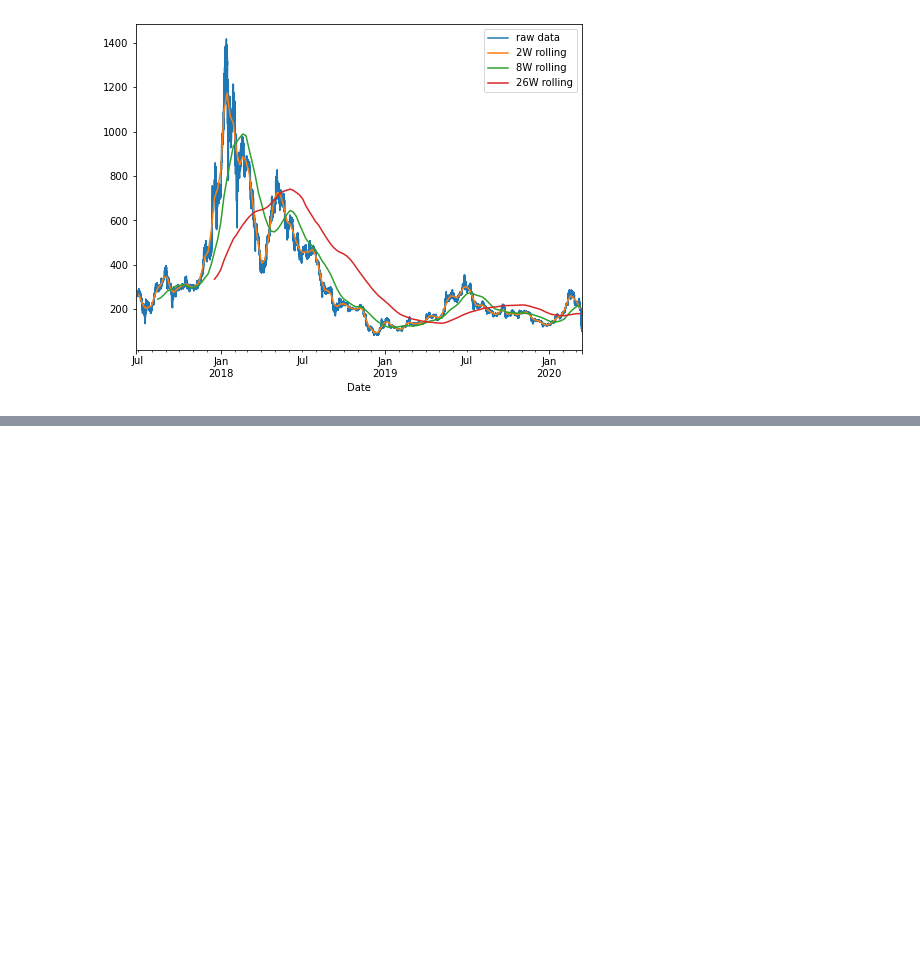
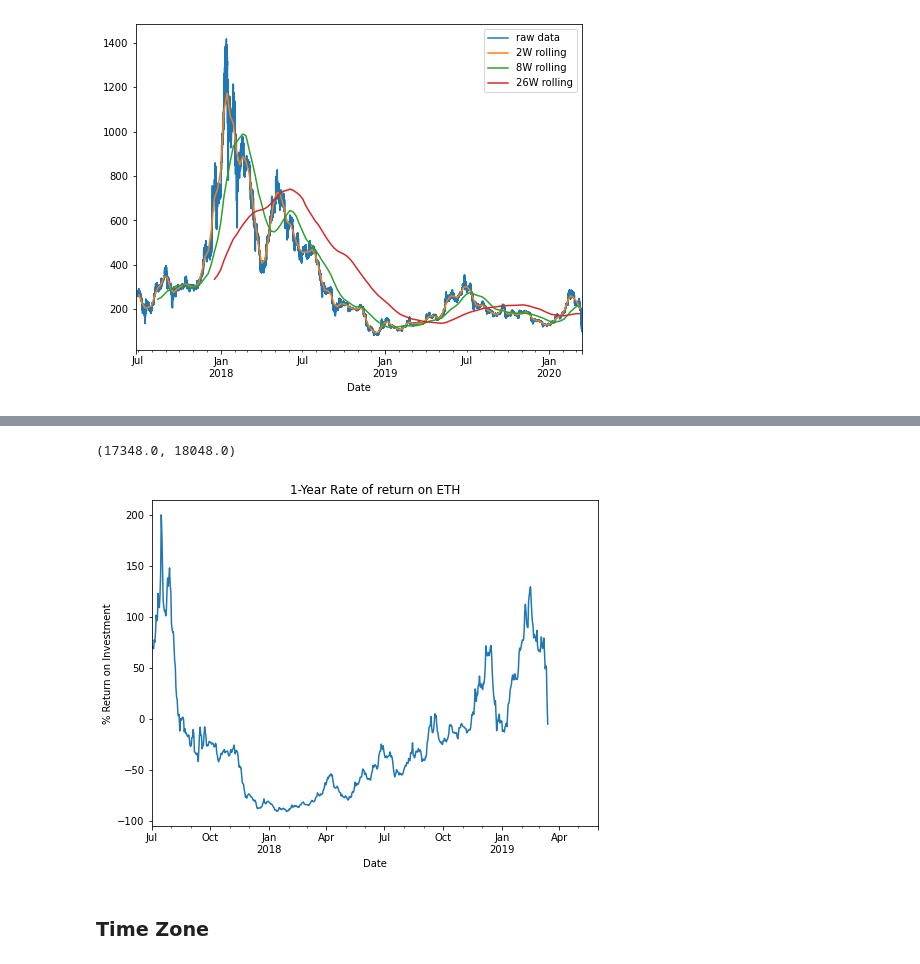
Before and after one commit to brentschriver/time-series-exercises, a Jupyter notebook: time-series-notes-retyped.ipynb, the cells around one changed output, grey strips where cells are left out. Cells and saved outputs as stored; diff of their text form; code cells hidden in the pictures; blank space fills up the shorter version.

Commit message:
Updating time-series notes.

```diff
--- a/time-series-notes-retyped.ipynb
+++ b/time-series-notes-retyped.ipynb
@@ -607,0 +615,3 @@ plt.legend()
+# %%
+df_daily = df.resample('D').mean()
+df_daily.head(10)
@@ -607,0 +631,5 @@ plt.legend()
+# %%
+# Use 'shift' to move the timeseries into the future
+
+df_daily['shift(1)'] = df_daily.Close.shift(1)
+df_daily.head(10)
@@ -607,0 +649,5 @@ plt.legend()
+# %%
+# Create a new column 'diff(1)'
+
+df_daily['diff(1)'] = df_daily.Close.diff(1)
+df_daily.head(10)
@@ -607,0 +672,13 @@ plt.legend()
+# %%
+# %matplotlib inline
+# Use for shift/diff to calculate 1 year rate of return
+
+((df_daily.Close.shift(-365)/df_daily.Close - 1)*100).plot()
+plt.ylabel('% Return on Investment')
+plt.title('1-Year Rate of return on ETH')
+plt.xlim(pd.Timestamp('2017-07'), pd.Timestamp('2019-06'))
+# %% [output]
+(17348.0, 18048.0)
+[figure, added]
+# %% [markdown]
+### Time Zone
```
Also changed, not shown: parts of 17 cells of this notebook.
